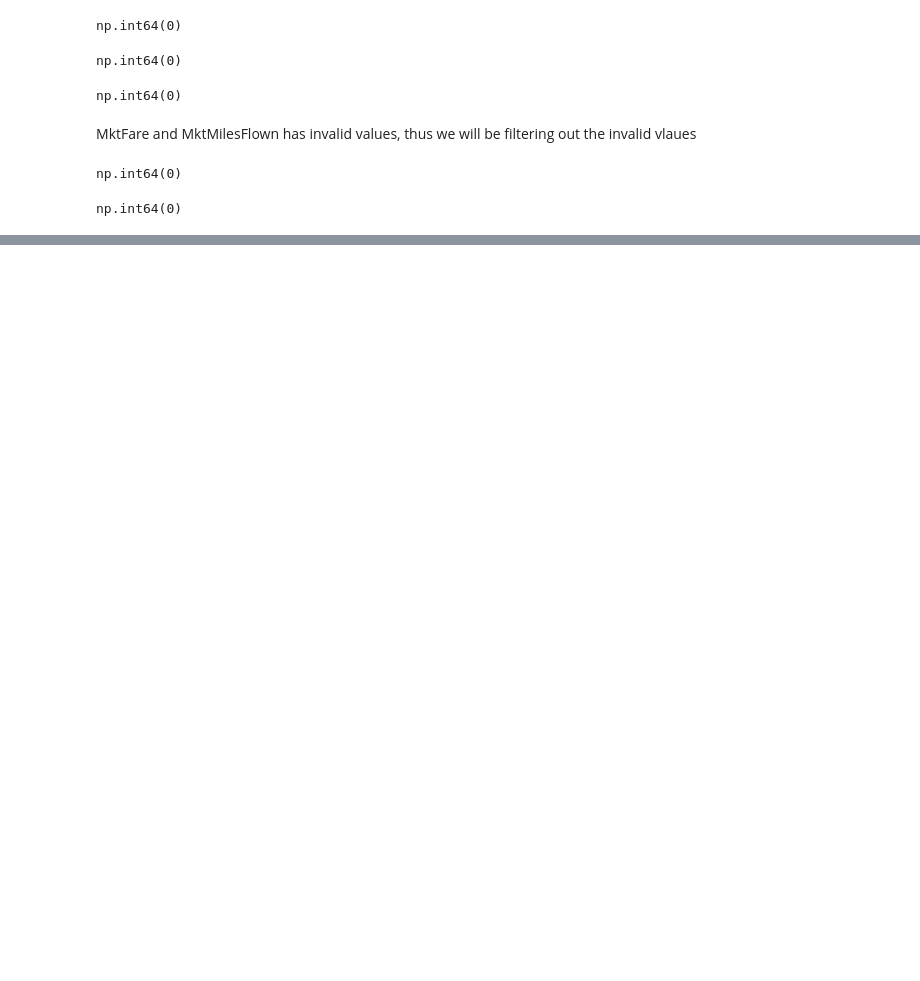
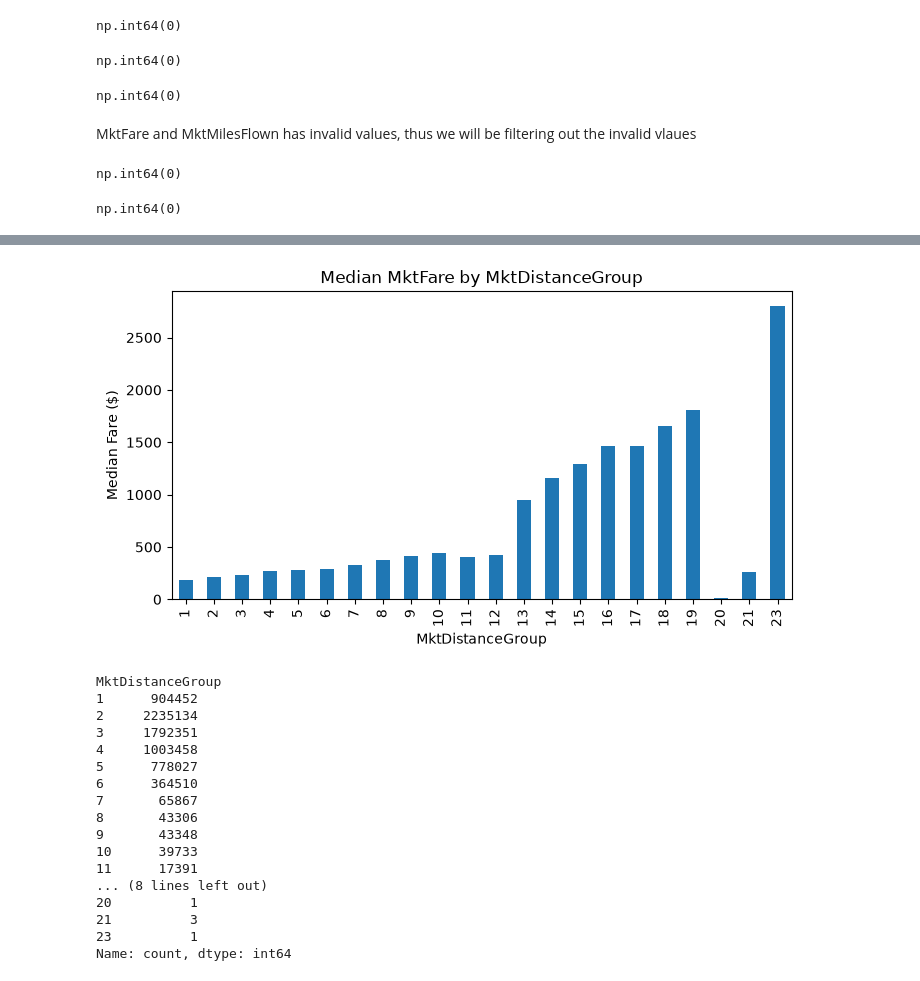
Before and after one commit to Anythingsaf22/Analyse-US-Domestic-flights, a Jupyter notebook: Notebooks/notebook1.ipynb, the cells around one changed output, grey strips where cells are left out. Cells and saved outputs as stored; diff of their text form; code cells hidden in the pictures; blank space fills up the shorter version.

```diff
--- a/Notebooks/notebook1.ipynb
+++ b/Notebooks/notebook1.ipynb
@@ -358,0 +710,28 @@ np.int64(0)
+# %%
+df.groupby('MktDistanceGroup')['MktFare'].median().plot(kind='bar', figsize=(8, 4))
+plt.title('Median MktFare by MktDistanceGroup')
+plt.ylabel('Median Fare ($)')
+plt.show()
+#the trend is more visible when using MktDistanceGroup, with median fare increasing with distance group
+
+df["MktDistanceGroup"].value_counts().sort_index()
+# this explains why the median in group 20, 21 and 23 are unusual
+# %% [output]
+[figure, added]
+MktDistanceGroup
+1      904452
+2     2235134
+3     1792351
+4     1003458
+5      778027
+6      364510
+7       65867
+8       43306
+9       43348
+10      39733
+11      17391
+... (8 lines left out)
+20          1
+21          3
+23          1
+Name: count, dtype: int64
```
Also changed, not shown: parts of 21 cells of this notebook, 3 other files.
